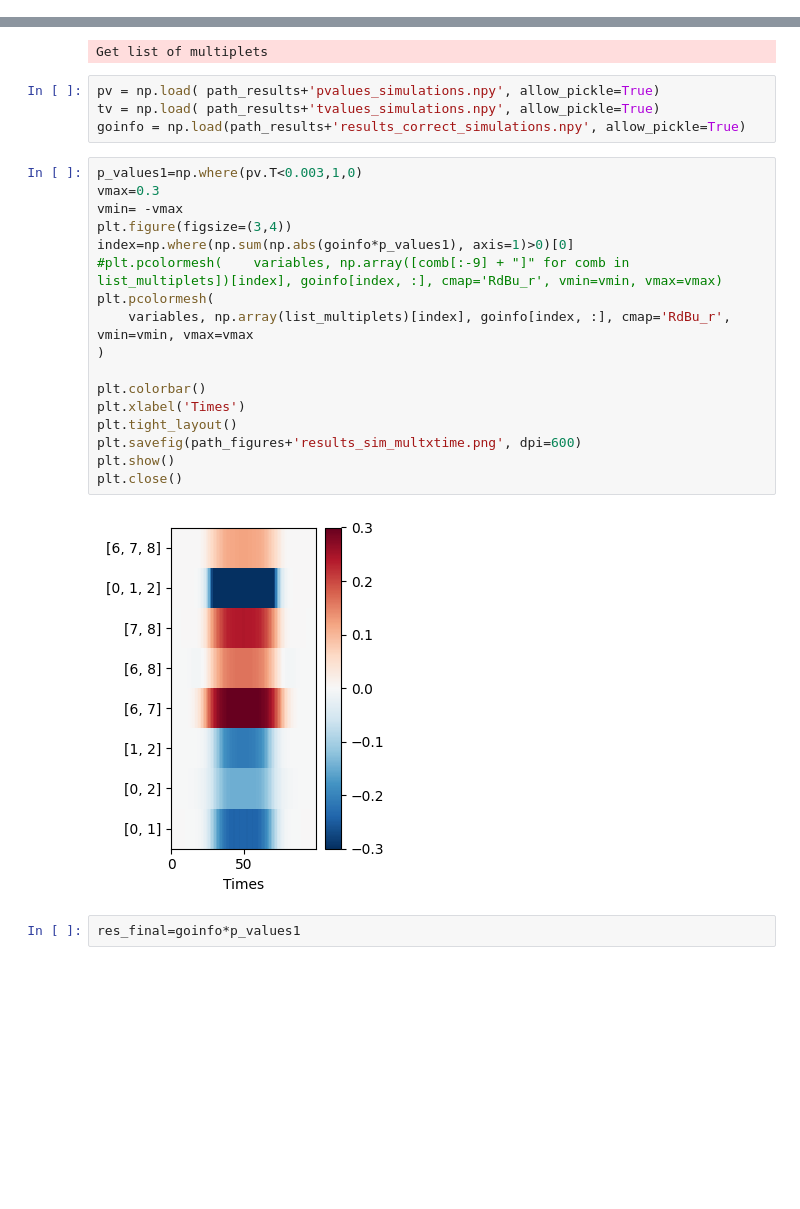
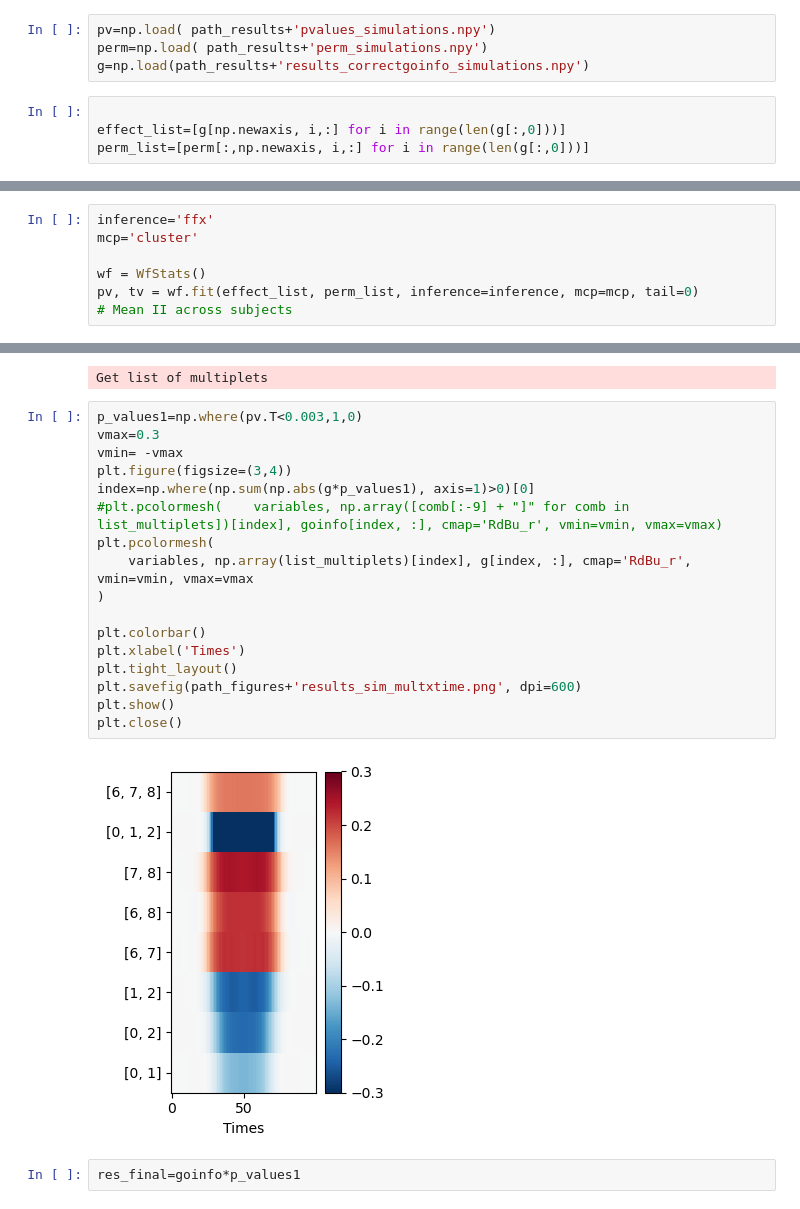
Before and after one commit to brainets/acrho, a Jupyter notebook: notebooks/multivariate_gaussian_plotting.ipynb, the cells around one changed output, grey strips where cells are left out. Saved outputs shown, nothing was run; the diff lists cells and outputs as text; blank space fills up the shorter version.

```diff
--- a/notebooks/multivariate_gaussian_plotting.ipynb
+++ b/notebooks/multivariate_gaussian_plotting.ipynb
@@ -63,0 +81,8 @@ data_features = np.broadcast_to(data[:,:,np.newaxis], (n_samples, n_features, n_
+# %%
+pv=np.load( path_results+'pvalues_simulations.npy')
+perm=np.load( path_results+'perm_simulations.npy')
+g=np.load(path_results+'results_correctgoinfo_simulations.npy')
+# %%
+
+effect_list=[g[np.newaxis, i,:] for i in range(len(g[:,0]))]
+perm_list=[perm[:,np.newaxis, i,:] for i in range(len(g[:,0]))]
@@ -63,0 +91,7 @@ data_features = np.broadcast_to(data[:,:,np.newaxis], (n_samples, n_features, n_
+# %%
+inference='ffx'
+mcp='cluster'
+
+wf = WfStats()
+pv, tv = wf.fit(effect_list, perm_list, inference=inference, mcp=mcp, tail=0)
+# Mean II across subjects
@@ -68,29 +108,25 @@ list_indices=[[int(c) for c in comb if c != -1] for comb in combos]
 list_multiplets=[str([int(i) for i in comb]) for comb in list_indices]
 # %% [output]
 Get list of multiplets
-# %%
-pv = np.load( path_results+'pvalues_simulations.npy', allow_pickle=True)
-tv = np.load( path_results+'tvalues_simulations.npy', allow_pickle=True)
-goinfo = np.load(path_results+'results_correct_simulations.npy', allow_pickle=True)
 # %%
 p_values1=np.where(pv.T<0.003,1,0)
 vmax=0.3
 vmin= -vmax
 plt.figure(figsize=(3,4))
-index=np.where(np.sum(np.abs(goinfo*p_values1), axis=1)>0)[0]
+index=np.where(np.sum(np.abs(g*p_values1), axis=1)>0)[0]
 #plt.pcolormesh(    variables, np.array([comb[:-9] + "]" for comb in list_multiplets])[index], goinfo[index, :], cmap='RdBu_r', vmin=vmin, vmax=vmax)
 plt.pcolormesh(
-    variables, np.array(list_multiplets)[index], goinfo[index, :], cmap='RdBu_r', vmin=vmin, vmax=vmax
+    variables, np.array(list_multiplets)[index], g[index, :], cmap='RdBu_r', vmin=vmin, vmax=vmax
 )
 
 plt.colorbar()
 plt.xlabel('Times')
 plt.tight_layout()
 plt.savefig(path_figures+'results_sim_multxtime.png', dpi=600)
 plt.show()
 plt.close()
 # %% [output]
-[figure, old version]
+[figure, new version]
 # %%
 res_final=goinfo*p_values1
 # %%
```
Also changed, not shown: parts of 8 cells of this notebook, 4 other files.
